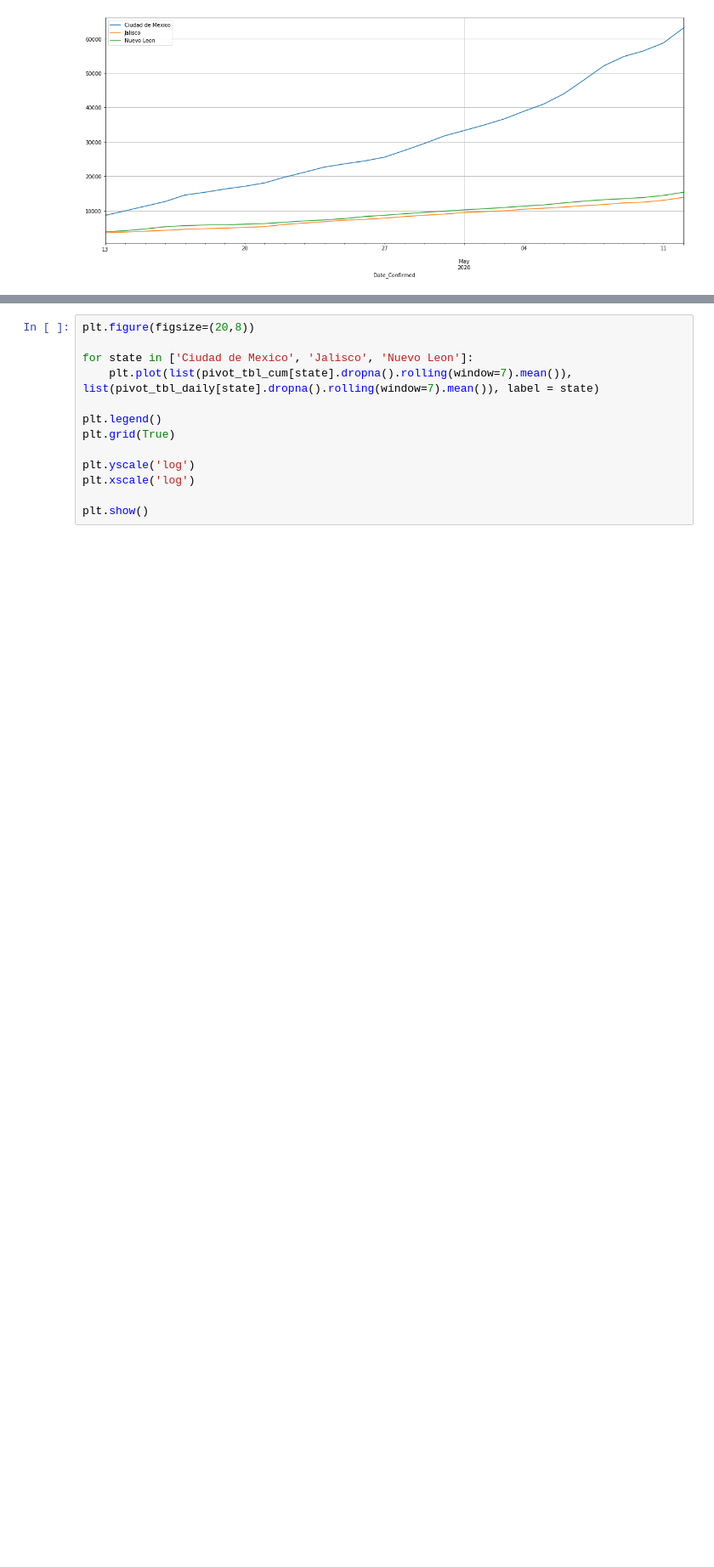
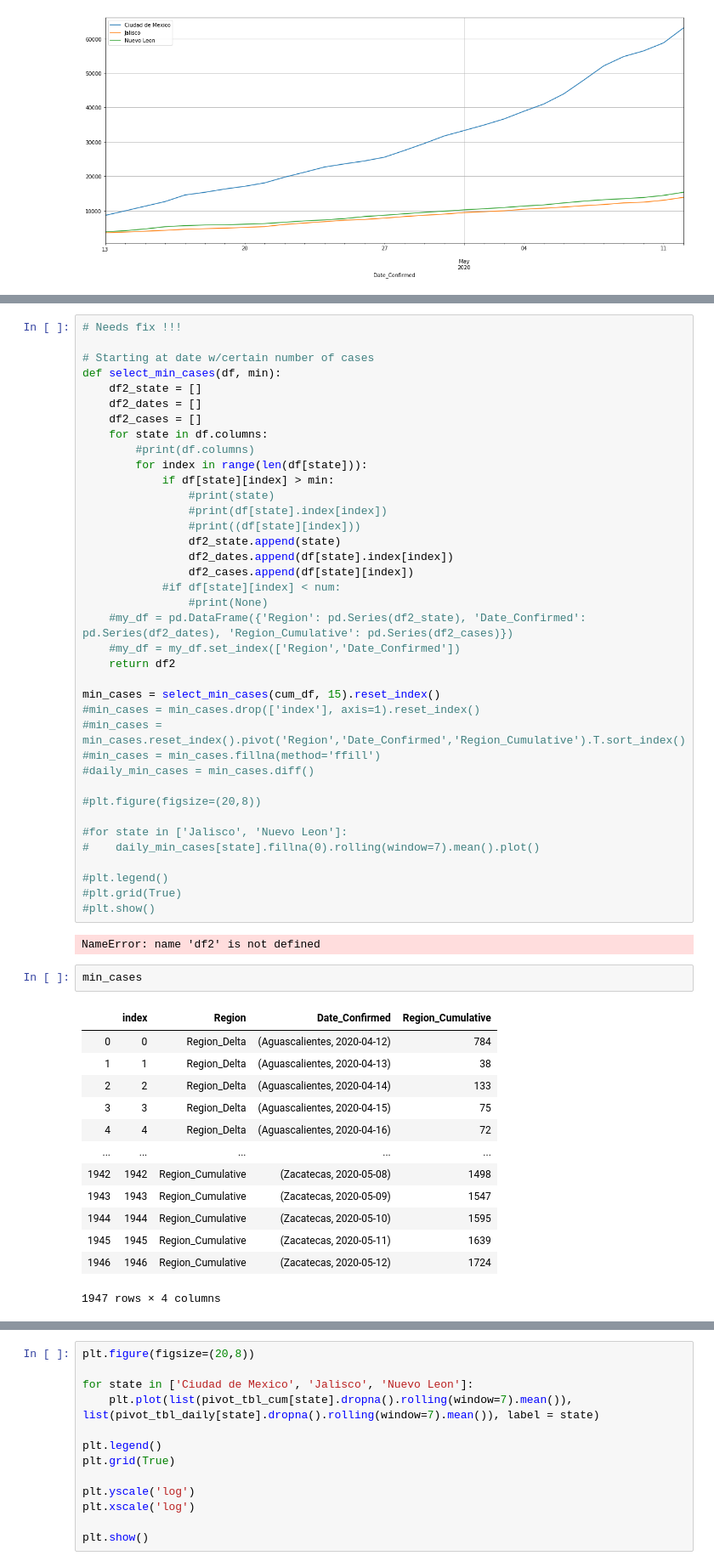
Before and after one commit to marianarf/covid19_mexico_analysis, a Jupyter notebook: mexico_cases_by_date.ipynb, the cells around one changed output, grey strips where cells are left out. Shown: that part at 85% size. Cells and saved outputs as stored; diff of their text form; blank space fills up the shorter version.

Commit message:
New data

```diff
--- a/mexico_cases_by_date.ipynb
+++ b/mexico_cases_by_date.ipynb
@@ -206,0 +203,56 @@ plt.show()
+# %%
+# Needs fix !!!
+
+# Starting at date w/certain number of cases
+def select_min_cases(df, min):
+    df2_state = []
+    df2_dates = []
+    df2_cases = []
+    for state in df.columns:
+        #print(df.columns)
+        for index in range(len(df[state])):
+            if df[state][index] > min:
+                #print(state)
+                #print(df[state].index[index])
+                #print((df[state][index]))
+                df2_state.append(state)
+                df2_dates.append(df[state].index[index])
+                df2_cases.append(df[state][index])
+            #if df[state][index] < num:
+                #print(None)
+    #my_df = pd.DataFrame({'Region': pd.Series(df2_state), 'Date_Confirmed': pd.Series(df2_dates), 'Region_Cumulative': pd.Series(df2_cases)})
+    #my_df = my_df.set_index(['Region','Date_Confirmed'])
+    return df2
+
+min_cases = select_min_cases(cum_df, 15).reset_index()
+#min_cases = min_cases.drop(['index'], axis=1).reset_index()
+#min_cases = min_cases.reset_index().pivot('Region','Date_Confirmed','Region_Cumulative').T.sort_index()
+#min_cases = min_cases.fillna(method='ffill')
+#daily_min_cases = min_cases.diff()
+
+#plt.figure(figsize=(20,8))
+
+#for state in ['Jalisco', 'Nuevo Leon']:
+#    daily_min_cases[state].fillna(0).rolling(window=7).mean().plot()
+
+#plt.legend()
+#plt.grid(True)
+#plt.show()
+# %% [output]
+NameError: name 'df2' is not defined
+# %%
+min_cases
+# %% [output]
+|  | index | Region | Date_Confirmed | Region_Cumulative |
+| 0 | 0 | Region_Delta | (Aguascalientes, 2020-04-12) | 784 |
+| 1 | 1 | Region_Delta | (Aguascalientes, 2020-04-13) | 38 |
+| 2 | 2 | Region_Delta | (Aguascalientes, 2020-04-14) | 133 |
+| 3 | 3 | Region_Delta | (Aguascalientes, 2020-04-15) | 75 |
+| 4 | 4 | Region_Delta | (Aguascalientes, 2020-04-16) | 72 |
+| ... | ... | ... | ... | ... |
+| 1942 | 1942 | Region_Cumulative | (Zacatecas, 2020-05-08) | 1498 |
+| 1943 | 1943 | Region_Cumulative | (Zacatecas, 2020-05-09) | 1547 |
+| 1944 | 1944 | Region_Cumulative | (Zacatecas, 2020-05-10) | 1595 |
+| 1945 | 1945 | Region_Cumulative | (Zacatecas, 2020-05-11) | 1639 |
+| 1946 | 1946 | Region_Cumulative | (Zacatecas, 2020-05-12) | 1724 |
+1947 rows × 4 columns
```
Also changed, not shown: parts of 7 cells of this notebook, 16 other files.
